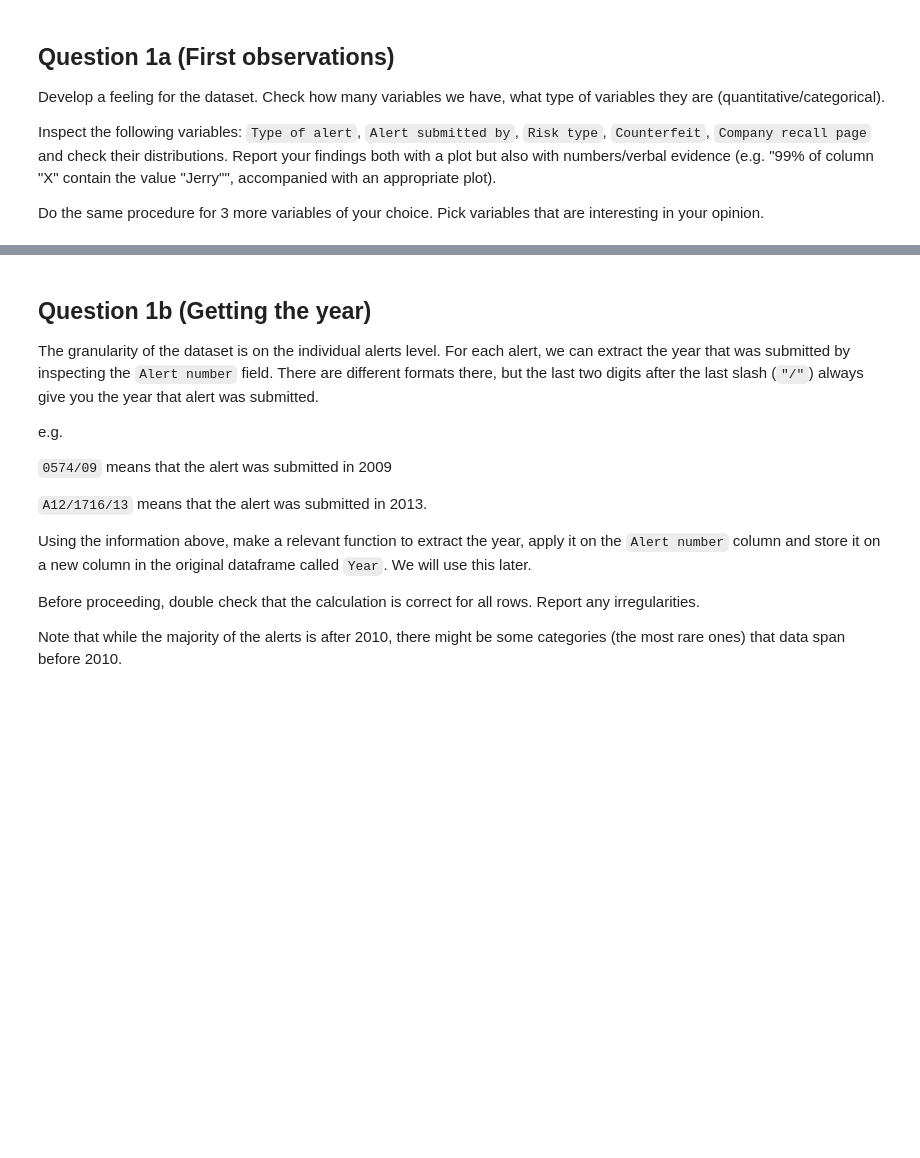
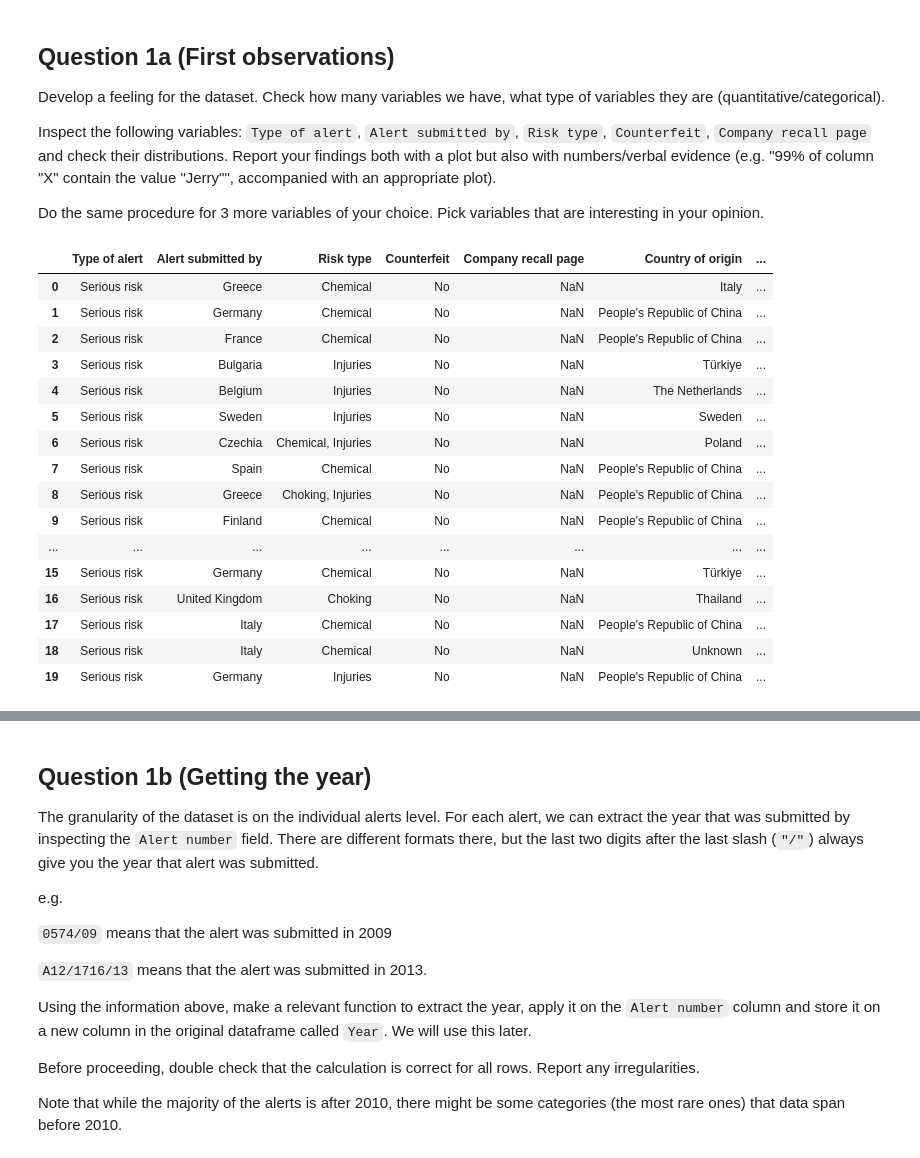
Before and after one commit to noah18c/Data_analysis, a Jupyter notebook: clinic_1/clinic1-2024.ipynb, the cells around one changed output, grey strips where cells are left out. Cells and saved outputs as stored; diff of their text form; code cells hidden in the pictures; blank space fills up the shorter version.

```diff
--- a/clinic_1/clinic1-2024.ipynb
+++ b/clinic_1/clinic1-2024.ipynb
@@ -168,3 +183,28 @@ Inspect the following variables: ``Type of alert``, ``Alert submitted by``, ``Ri
 Do the same procedure for 3 more variables of your choice. Pick variables that are interesting in your opinion.
 # %%
 ###code for 1a goes here
+import matplotlib.pyplot as plt
+%matplotlib inline
+
+columns_to_inspect = ["Type of alert", "Alert submitted by", "Risk type", "Counterfeit", "Company recall page", "Country of origin", "Product", "Brand"]
+
+df_inspected_variables = df[columns_to_inspect]
+df_inspected_variables.head(20)
+# %% [output]
+|  | Type of alert | Alert submitted by | Risk type | Counterfeit | Company recall page | Country of origin | ... |
+| 0 | Serious risk | Greece | Chemical | No | NaN | Italy | ... |
+| 1 | Serious risk | Germany | Chemical | No | NaN | People's Republic of China | ... |
+| 2 | Serious risk | France | Chemical | No | NaN | People's Republic of China | ... |
+| 3 | Serious risk | Bulgaria | Injuries | No | NaN | Türkiye | ... |
+| 4 | Serious risk | Belgium | Injuries | No | NaN | The Netherlands | ... |
+| 5 | Serious risk | Sweden | Injuries | No | NaN | Sweden | ... |
+| 6 | Serious risk | Czechia | Chemical, Injuries | No | NaN | Poland | ... |
+| 7 | Serious risk | Spain | Chemical | No | NaN | People's Republic of China | ... |
+| 8 | Serious risk | Greece | Choking, Injuries | No | NaN | People's Republic of China | ... |
+| 9 | Serious risk | Finland | Chemical | No | NaN | People's Republic of China | ... |
+| ... | ... | ... | ... | ... | ... | ... | ... |
+| 15 | Serious risk | Germany | Chemical | No | NaN | Türkiye | ... |
+| 16 | Serious risk | United Kingdom | Choking | No | NaN | Thailand | ... |
+| 17 | Serious risk | Italy | Chemical | No | NaN | People's Republic of China | ... |
+| 18 | Serious risk | Italy | Chemical | No | NaN | Unknown | ... |
+| 19 | Serious risk | Germany | Injuries | No | NaN | People's Republic of China | ... |
```
Also changed, not shown: parts of 7 cells of this notebook.
